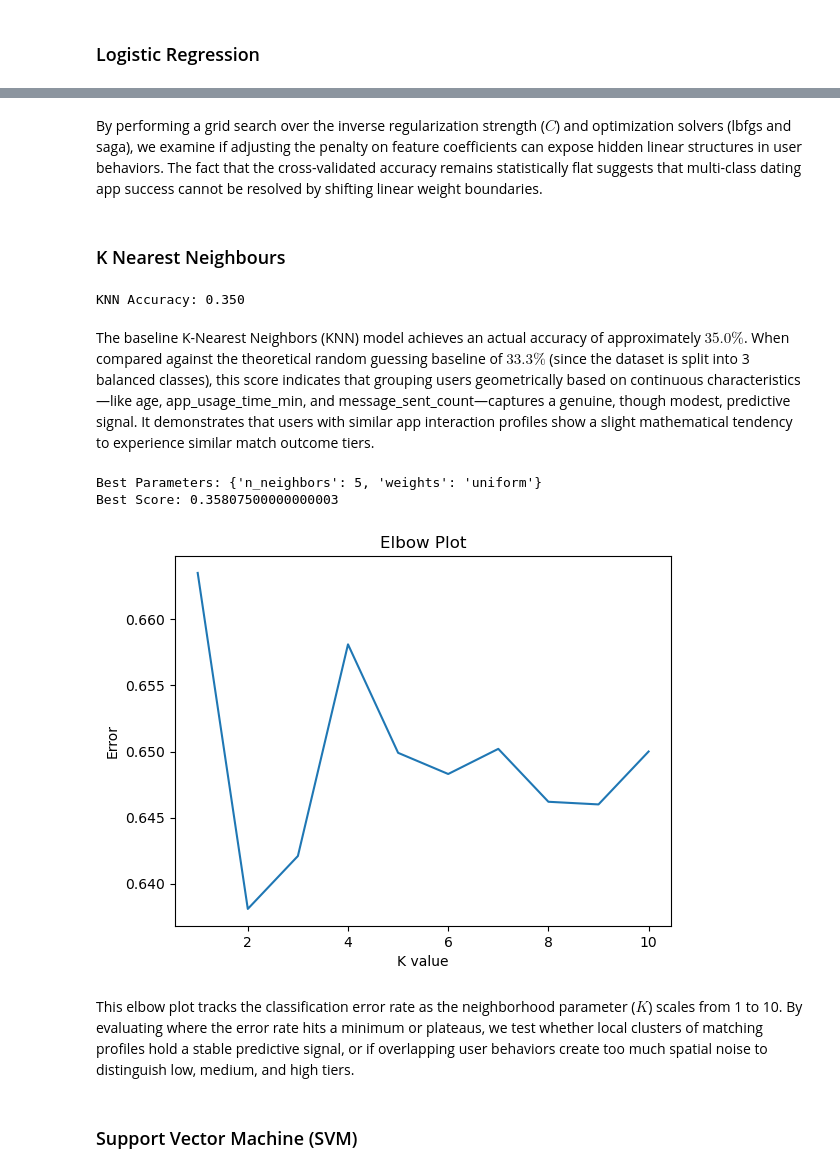
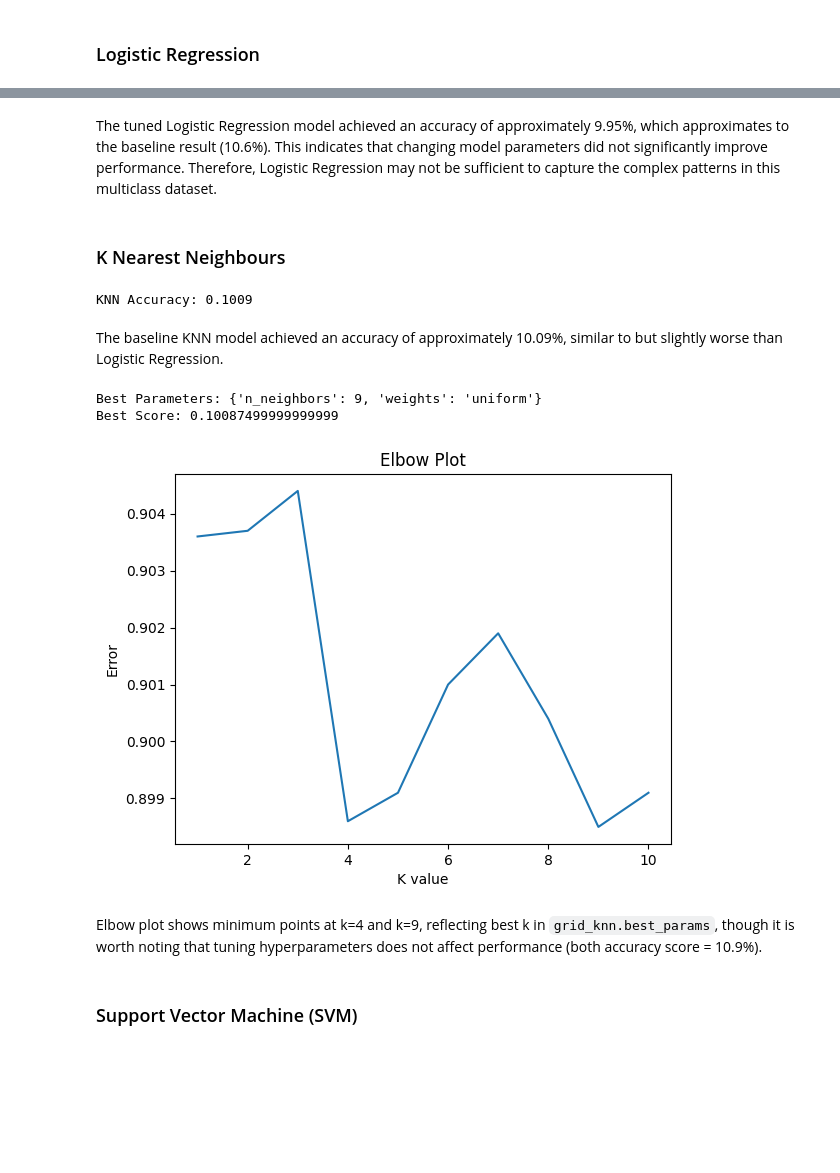
Before and after one commit to Srinivaas-only/-Tying-the-Data-Knot-Love-Life-Likes-, a Jupyter notebook: Model.ipynb, the cells around one changed output, grey strips where cells are left out. Saved outputs shown, nothing was run; the diff lists cells and outputs as text; code cells hidden in the pictures; blank space fills up the shorter version.

```diff
--- a/Model.ipynb
+++ b/Model.ipynb
@@ -45,9 +28,9 @@ lr = LogisticRegression(
     multi_class='multinomial'
 )
 
-lr.fit(X_train, y_train_grouped)
+lr.fit(X_train, y_train)
 lr_pred = lr.predict(X_test)
 
-lr_acc = accuracy_score(y_test_grouped, lr_pred)
+lr_acc = accuracy_score(y_test, lr_pred)
 print(f"Logistic Accuracy: {lr_acc :.3f}")
 # %% [output]
@@ -68,7 +51,7 @@ grid_lr = GridSearchCV(
     n_jobs=-1
 )
 
-grid_lr.fit(X_train, y_train_grouped)
+grid_lr.fit(X_train, y_train)
 
 print(f"Best Parameters: {grid_lr.best_params_}")
 print(f"Best Score: {grid_lr.best_score_}")
@@ -95,5 +61,5 @@ Best Score: 0.399875
 # %% [markdown]
-By performing a grid search over the inverse regularization strength ($C$) and optimization solvers (lbfgs and saga), we examine if adjusting the penalty on feature coefficients can expose hidden linear structures in user behaviors. The fact that the cross-validated accuracy remains statistically flat suggests that multi-class dating app success cannot be resolved by shifting linear weight boundaries.
+The tuned Logistic Regression model achieved an accuracy of approximately 9.95%, which approximates to the baseline result (10.6%). This indicates that changing model parameters did not significantly improve performance. Therefore, Logistic Regression may not be sufficient to capture the complex patterns in this multiclass dataset.
 # %% [markdown]
 ### K Nearest Neighbours
 # %%
@@ -101,16 +67,16 @@ from sklearn.neighbors import KNeighborsClassifier
 
 knn = KNeighborsClassifier()
 
-knn.fit(X_train, y_train_grouped)
+knn.fit(X_train, y_train)
 
 knn_pred = knn.predict(X_test)
 
-knn_acc = accuracy_score(y_test_grouped, knn_pred)
-print(f"KNN Accuracy: {knn_acc:.3f}")
+knn_acc = accuracy_score(y_test, knn_pred)
+print(f"KNN Accuracy: {knn_acc}")
 # %% [output]
-KNN Accuracy: 0.350
+KNN Accuracy: 0.1009
 # %% [markdown]
-The baseline K-Nearest Neighbors (KNN) model achieves an actual accuracy of approximately $35.0\%$. When compared against the theoretical random guessing baseline of $33.3\%$ (since the dataset is split into 3 balanced classes), this score indicates that grouping users geometrically based on continuous characteristics—like age, app_usage_time_min, and message_sent_count—captures a genuine, though modest, predictive signal. It demonstrates that users with similar app interaction profiles show a slight mathematical tendency to experience similar match outcome tiers.
+The baseline KNN model achieved an accuracy of approximately 10.09%, similar to but slightly worse than Logistic Regression.
 # %%
 param_grid = {
     'n_neighbors':[3,5,7,9],
@@ -125,35 +91,35 @@ grid_knn = GridSearchCV(
     n_jobs=-1
 )
 
-grid_knn.fit(X_train, y_train_grouped)
+grid_knn.fit(X_train, y_train)
 
 print(f"Best Parameters: {grid_knn.best_params_}")
 print(f"Best Score: {grid_knn.best_score_}")
 # %% [output]
-Best Parameters: {'n_neighbors': 5, 'weights': 'uniform'}
-Best Score: 0.35807500000000003
+Best Parameters: {'n_neighbors': 9, 'weights': 'uniform'}
+Best Score: 0.10087499999999999
 # %%
 # Elbow plot
 
 error=[]
 
 for i in range(1,11):
     model = KNeighborsClassifier(n_neighbors=i)
 
-    model.fit(X_train, y_train_grouped)
+    model.fit(X_train, y_train)
 
-    score = model.score(X_test, y_test_grouped)
+    score = model.score(X_test, y_test)
     error.append(1-score)
 
 plt.plot(range(1,11), error)
 plt.title('Elbow Plot')
 plt.xlabel("K value")
 plt.ylabel("Error")
 plt.show()
 # %% [output]
-[figure, old version]
+[figure, new version]
 # %% [markdown]
-This elbow plot tracks the classification error rate as the neighborhood parameter ($K$) scales from 1 to 10. By evaluating where the error rate hits a minimum or plateaus, we test whether local clusters of matching profiles hold a stable predictive signal, or if overlapping user behaviors create too much spatial noise to distinguish low, medium, and high tiers.
+Elbow plot shows minimum points at k=4 and k=9, reflecting best k in `grid_knn.best_params`, though it is worth noting that tuning hyperparameters does not affect performance (both accuracy score = 10.9%).
 # %% [markdown]
 ### Support Vector Machine (SVM)
 # %%
```
Also changed, not shown: parts of 34 cells of this notebook, 1 other file.
